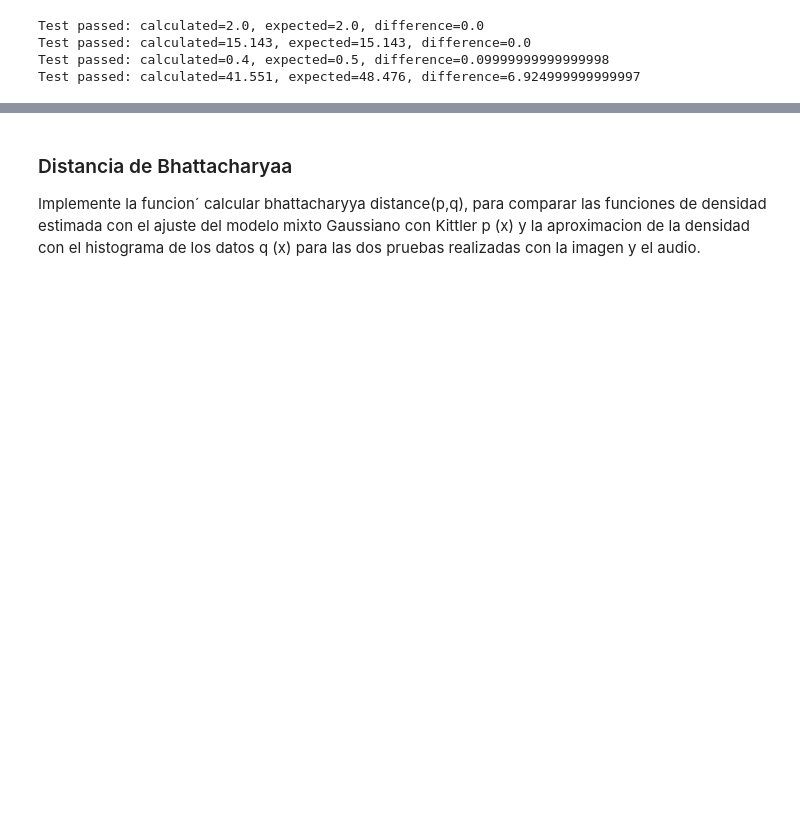
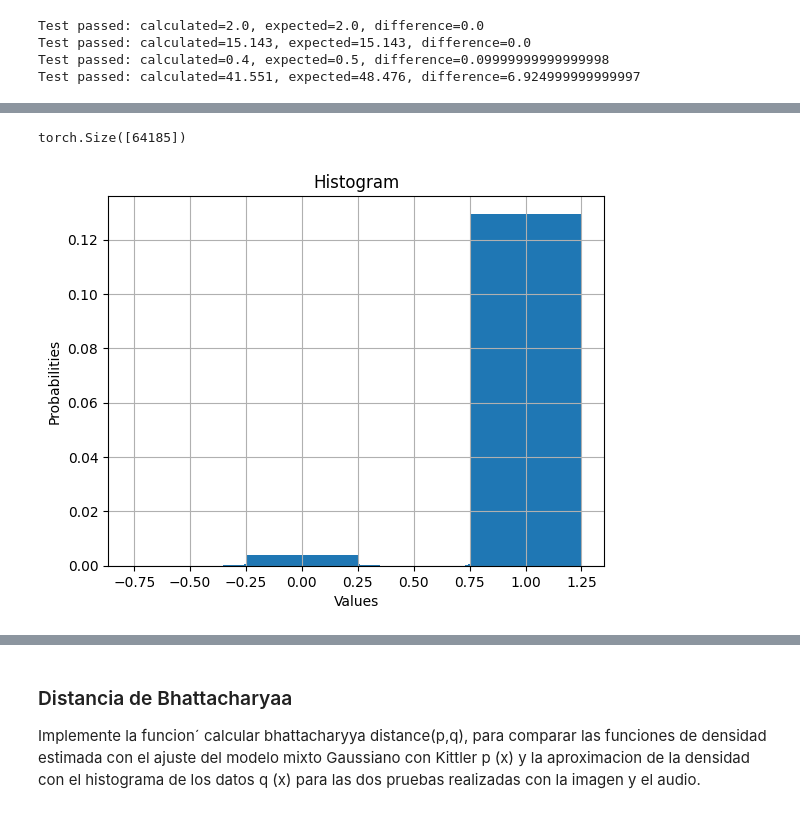
Before and after one commit to mantofer02/DataScienceBootcamp, a Jupyter notebook: FUNDATEC/Estadistica/New/Tareas/TP0.ipynb, the cells around one changed output, grey strips where cells are left out. Saved outputs shown, nothing was run; the diff lists cells and outputs as text; code cells hidden in the pictures; blank space fills up the shorter version.

```diff
--- a/FUNDATEC/Estadistica/New/Tareas/TP0.ipynb
+++ b/FUNDATEC/Estadistica/New/Tareas/TP0.ipynb
@@ -280,0 +509,27 @@ plot_kde(data)
+# %%
+import librosa
+import numpy as np
+import torch
+
+
+def get_audio_tensor(path='input/contaminated_audio.wav', sr=None):
+    # Cargar el archivo de audio
+    y, sr = librosa.load(path, sr=sr)
+    return torch.tensor(y), sr
+
+
+def pre_process_tensor(audio_tensor):
+    # Aplanar el tensor de audio y convertirlo a tipo float
+    return audio_tensor.flatten().float()
+
+
+audio_tensor, sample_rate = get_audio_tensor(
+    path='input/SHORTER_contaminated_audio.wav')
+pre_processed_tensor = pre_process_tensor(audio_tensor)
+print(pre_processed_tensor.shape)
+
+
+plot_histogram(pre_processed_tensor, pdf=True)
+# %% [output]
+torch.Size([64185])
+[figure, added]
```
Also changed, not shown: parts of 71 cells of this notebook, 2 other files.
